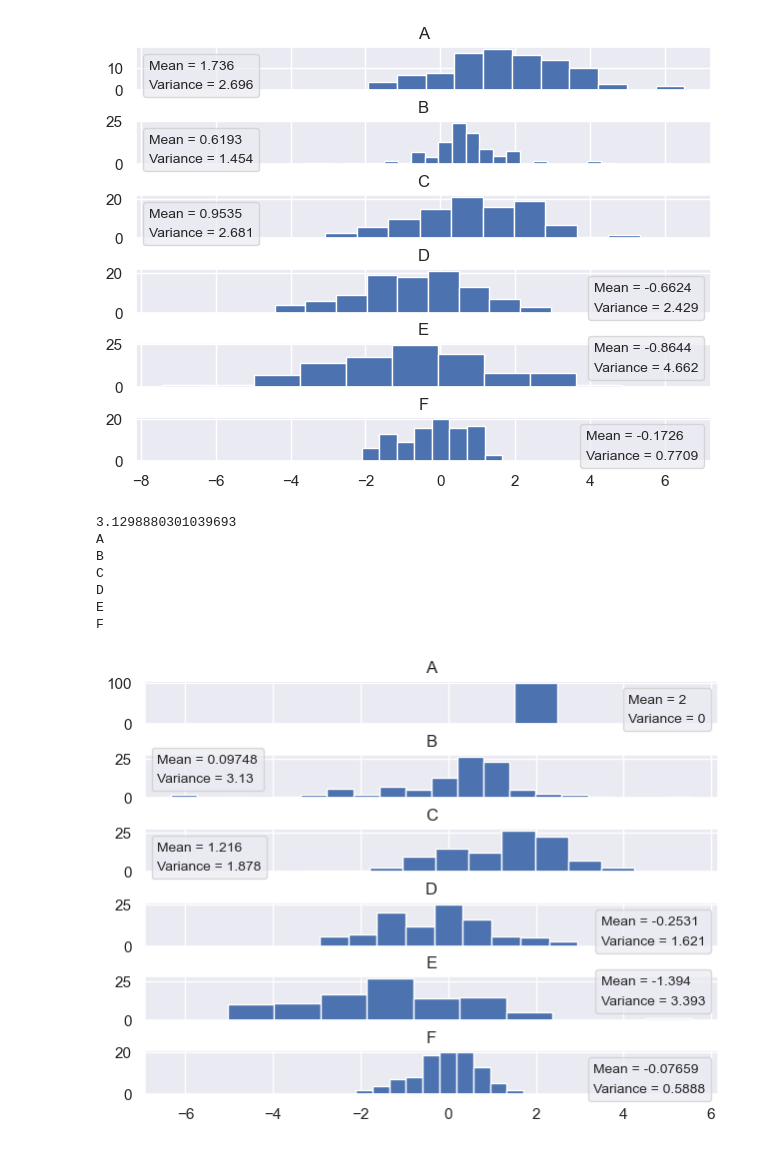
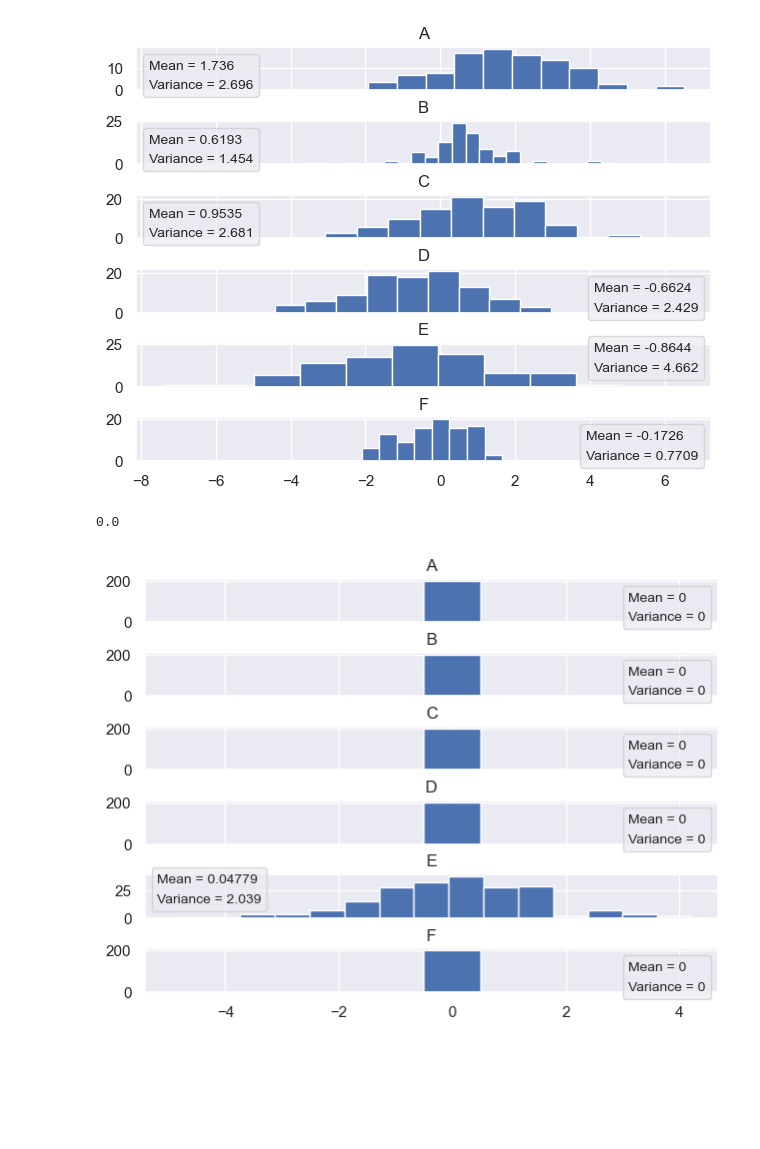
Before and after one commit to GorenzelgProjects/AML_Project3, a Jupyter notebook: Load_code.ipynb, the cells around one changed output. Saved outputs shown, nothing was run; the diff lists cells and outputs as text; code cells hidden in the pictures; blank space fills up the shorter version.

```diff
--- a/Load_code.ipynb
+++ b/Load_code.ipynb
@@ -8,12 +8,24 @@ sns.set()
 # %%
 data_100 = pd.read_csv("data_780.csv")
 data_100_A_2 = pd.read_csv("data_784.csv")
+data_100_A_m2 = pd.read_csv("data_980.csv")
 data_100_B_2 = pd.read_csv("data_787.csv")
+data_100_B_0 = pd.read_csv("data_978.csv")
 data_100_F_2 = pd.read_csv("data_788.csv")
+data_100_F_m2 = pd.read_csv("data_916.csv")
 data_100_C_2 = pd.read_csv("data_797.csv")
+data_100_C_m2 = pd.read_csv("data_979.csv")
 data_100_D_2 = pd.read_csv("data_801.csv")
 data_100_E_2 = pd.read_csv("data_802.csv")
 data_100_H_2 = pd.read_csv("data_791.csv")
+data_100_BC = pd.read_csv("data_960.csv")
+data_100_AD = pd.read_csv("data_917.csv")
+data_100_DB = pd.read_csv("data_988.csv")
+data_100_FB = pd.read_csv("data_994.csv")
+data_200_CD = pd.read_csv("data_1041.csv")
+data_100_FBC = pd.read_csv("data_995.csv")
+data_200_ABCDFH = pd.read_csv("data_1043.csv")
+data_200_ABCFH = pd.read_csv("data_1045.csv")
 # %%
 #mean = data_100_A_2.mean()
 #std_dev = data_100_A_2.std()
@@ -178,33 +190,27 @@ plt.show()
 # %% [output]
 [figure]
 # %%
-df = data_100_A_2
+df = data_200_ABCDFH
 print(df['B'].var())
 
 nodes = list(df.columns)
 fig, ax = plt.subplots(len(nodes)-1, sharex=True)
 fig.tight_layout(pad=1)
 
 handles = [mpl_patches.Rectangle((0, 0), 1, 1, fc="white", ec="white",
                                  lw=0, alpha=0)] * 2
 
 for i in range(1,len(nodes)):
     ax[i-1].hist(df[str(nodes[i])],bins = 'auto')
     ax[i-1].set_title(str(nodes[i]))
-    print(nodes[i])
+    #print(nodes[i])
     labels = []
     labels.append("Mean = {0:.4g}".format(df[str(nodes[i])].mean()))
     labels.append("Variance = {0:.4g}".format(df[str(nodes[i])].var()))
     ax[i-1].legend(handles, labels, loc='best', fontsize='small',
           fancybox=True, framealpha=0.7,
           handlelength=0, handletextpad=0)
 plt.show()
 # %% [output]
-3.1298880301039693
-A
-B
-C
-D
-E
-F
+0.0
-[figure, old version]
+[figure, new version]
```
